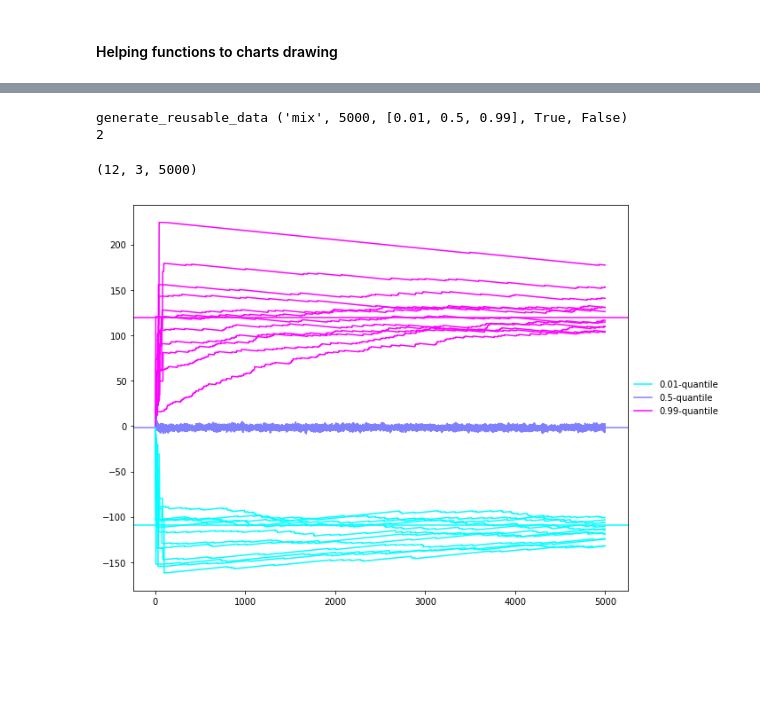
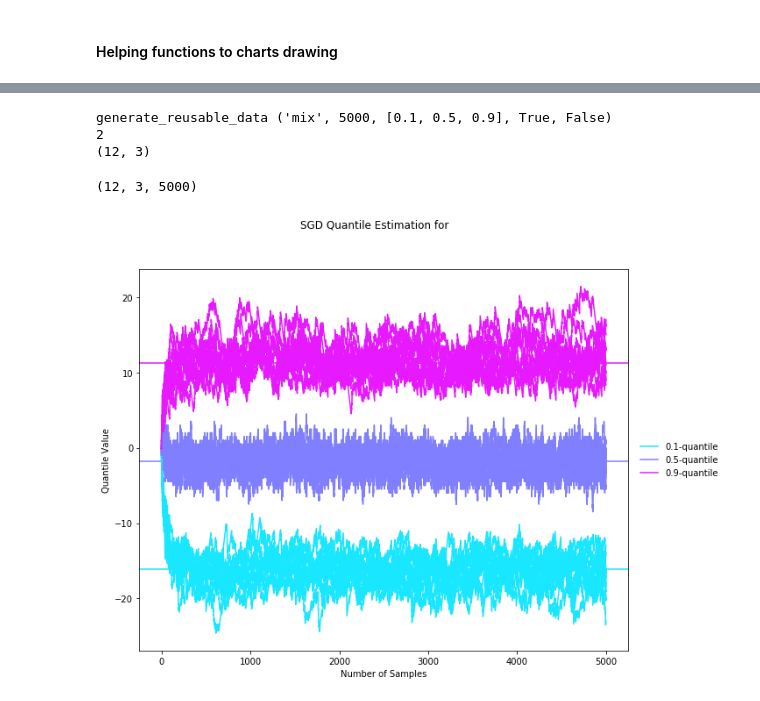
Before and after one commit to chengsoonong/eheye, a Jupyter notebook: QuantEst/sgd_quant_est/comparison_image_generation.ipynb, the cells around one changed output, grey strips where cells are left out. Cells and saved outputs as stored; diff of their text form; code cells hidden in the pictures; blank space fills up the shorter version.

```diff
--- a/QuantEst/sgd_quant_est/comparison_image_generation.ipynb
+++ b/QuantEst/sgd_quant_est/comparison_image_generation.ipynb
@@ -251,7 +218,25 @@ def sgd(dataset, stepsize, tau):
         q_sgd_proc[k] = q
     return q_sgd_proc
 
-def generate_q_sgd_proc_single_dataset(dataset, stepsize, tau_lst, modified_sgd=True):
+def sgd_init_changed(dataset, stepsize, tau, q_init=0):
+    q_sgd_proc = np.zeros(len(dataset))
+    q = 0
+
+    init_k = int(1.0/(min(tau, 1-tau)))
+
+    for k, x in enumerate(dataset):
+        if k < init_k:
+            q = min(q, x) if tau < 0.5 else max(q,x)
+        else:
+            alpha = set_stepsize(k+1, stepsize)
+            if x > q:
+                q += alpha*tau
+            else:
+                q -= alpha*(1-tau)
+        q_sgd_proc[k] = q
+    return q_sgd_proc
+
+def generate_q_sgd_proc_single_dataset(dataset, stepsize, tau_lst, modified_sgd=False):
     q_sgd_procs = np.zeros((len(tau_lst), len(dataset)))
     for idx, tau in enumerate(tau_lst):
         if modified_sgd:
@@ -387,52 +392,57 @@ plot_spectrum_stripes(tau_vals, q_batches, q_sgd_res)
 # %%
-q_lst = [0.01, 0.5,0.99]
+q_lst = [0.1, 0.5,0.9]
 dataset, q_batches = generate_reusable_data(distro=distro_list[0], datasize=5000, q_lst=q_lst,
                                             g_test=True, s_test=False)
 q_sgd_res, proc_filename, proc_shape = generate_q_sgds(dataset, stepsize_list[0], q_lst)
-# print (q_batches)
+print (q_batches.shape)
 # print (q_sgd_res.T.shape)
 q_procs = np.memmap(proc_filename, np.float32, 'r+', shape=proc_shape)
 q_procs.shape
 # q_batches.mean(axis=0)
 # %% [output]
-generate_reusable_data ('mix', 5000, [0.01, 0.5, 0.99], True, False)
+generate_reusable_data ('mix', 5000, [0.1, 0.5, 0.9], True, False)
 2
+(12, 3)
 (12, 3, 5000)
 # %%
 def plot_one_proc(tau_lst, q_proc, ax, label_on):
     for idx, q in enumerate(q_proc):
         colorVal = scalarMap.to_rgba(tau_lst[idx])
         lb = str(+tau_lst[idx])+'-quantile' if label_on else ''
         ax.plot(q, color=colorVal, label=lb)
 
-def plot_procs(tau_lst, q_batches, proc_name, proc_shape):
-    q_procs = np.memmap(proc_name, np.float32, 'r+', shape=proc_shape)
+def plot_procs(tau_lst, q_batches, q_procs):
 
     fig = plt.figure(figsize=(10, 8))
+    fig.suptitle('SGD Quantile Estimation for ')
     ax = fig.add_subplot(111)
     N_dim = len(q_procs.shape)
 
-    if len(q_batches.shape)==2: q_batches = q_batches.mean(axis=0)
-    for idx, q in enumerate(q_batches):
-        colorVal = scalarMap.to_rgba(tau_lst[idx])
-        ax.axhline(q, color=colorVal)
+    if q_batches is not None:
+        if len(q_batches.shape)==2: q_batches = q_batches.mean(axis=0)
+        for idx, q in enumerate(q_batches):
+            colorVal = scalarMap.to_rgba(tau_lst[idx])
+            ax.axhline(q, color=colorVal)
 
     if N_dim == 2:
         plot_one_proc(tau_lst, q_procs, ax, True)
 
     elif N_dim == 3:
         for i, q_dt in enumerate(q_procs):
             label_on = True if i == 0 else False
             plot_one_proc(tau_lst, q_dt, ax, label_on)
 
     elif N_dim > 3:
         raise  Exception ("q_sgd_proc too much to be printed")
 
     ax.legend(loc='right', bbox_to_anchor=(1.2, 0.5),
         frameon=False, ncol=1)
-
+    ax.set_xlabel('Number of Samples')
+    if (q_batches is not None):
+        ax.set_ylabel('Quantile Value')
+    else: ax.set_ylabel('Error Value')
 #     return fig
 
-plot_procs(q_lst, q_batches, proc_filename, proc_shape)
+plot_procs(q_lst, q_batches, q_procs)
 # %% [output]
-[figure, old version]
+[figure, new version]
```
Also changed, not shown: parts of 12 cells of this notebook, 2 other files.
